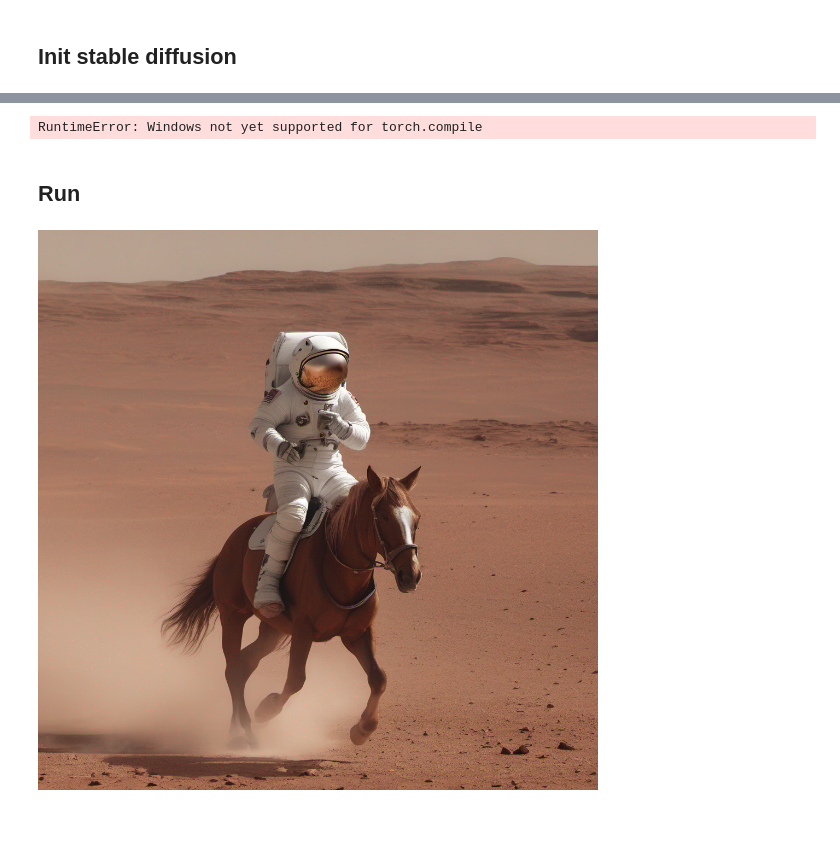
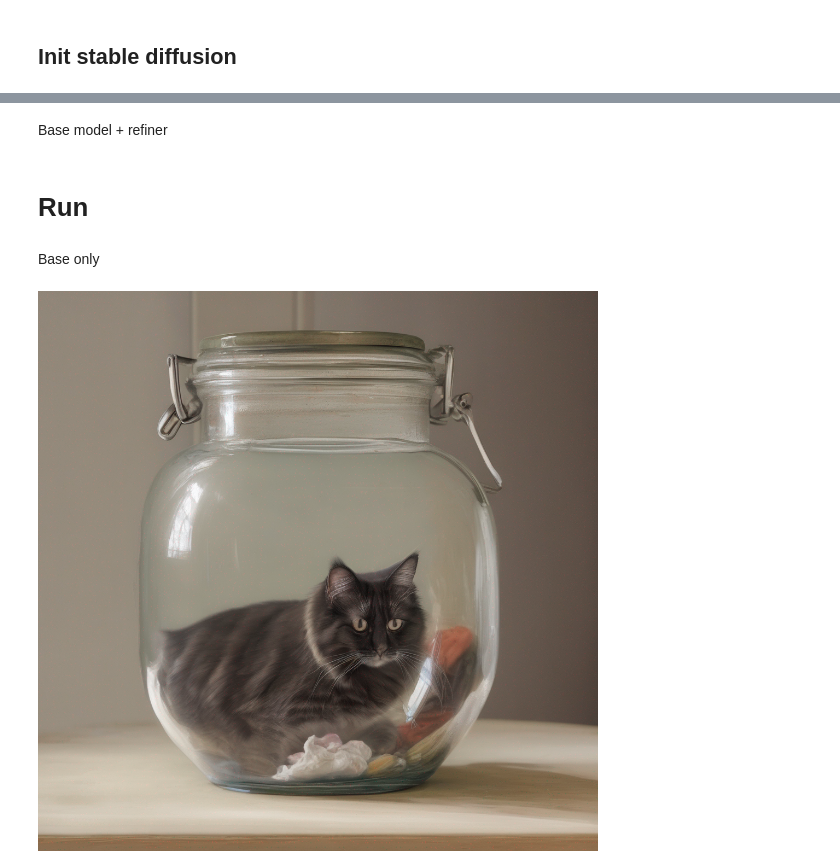
Before and after one commit to kyrlian/stable-diffusion, a Jupyter notebook: stablediffusion.ipynb, the cells around one changed output, grey strips where cells are left out. Drawn from its saved outputs; the diff is of its cells as text; code cells hidden in the pictures; blank space fills up the shorter version.

```diff
--- a/stablediffusion.ipynb
+++ b/stablediffusion.ipynb
@@ -31,20 +38,21 @@ Note: you may need to restart the kernel to use updated packages.
 # %%
-from diffusers import DiffusionPipeline
+from diffusers import StableDiffusionXLPipeline
 import torch
 
-def initdiffusionpipeline(model_id):
-    pipe = DiffusionPipeline.from_pretrained(model_id, torch_dtype=torch.float16, use_safetensors=True, variant="fp16")
+def init_base_diffusion_pipeline(model_id):
+    pipe = StableDiffusionXLPipeline.from_pretrained(model_id, torch_dtype=torch.float16, use_safetensors=True, variant="fp16")
     pipe.to("cuda")
+    # pipe.unet = torch.compile(pipe.unet, mode="reduce-overhead", fullgraph=True) # Not supported on windows yet
     return pipe
 
-diffusionpipeline=initdiffusionpipeline("stabilityai/stable-diffusion-xl-base-1.0")
+base_diffusion_pipeline = init_base_diffusion_pipeline("stabilityai/stable-diffusion-xl-base-1.0")
-# %% [output]
-RuntimeError: Windows not yet supported for torch.compile
 # %%
-def generate(prompt,seed=42):
+def generate_base_only(prompt1, prompt2=None, height=1024, width=1024, negative_prompt1=None, negative_prompt2=None, seed=42):
     generator = torch.Generator("cuda").manual_seed(seed)
-    image = diffusionpipeline(prompt,generator=generator).images[0]
-    fname = f"images/{prompt.replace(' ','-')}.png"
+    image = base_diffusion_pipeline(prompt1, prompt2, height=height,width=width,negative_prompt=negative_prompt1,negative_prompt_2=negative_prompt2, generator=generator).images[0]
+    fname = f"images/{prompt1.replace(' ','-')}.png"
     image.save(fname)
     display(image)
     return image
+# %% [markdown]
+Base model + refiner
@@ -51,6 +106,10 @@ def generate(prompt,seed=42):
 # %% [markdown]
-## Run
+# Run
+# %% [markdown]
+Base only
 # %%
-img=generate("a photo of an astronaut riding a horse on mars")
+# img = generate("a photo of an astronaut riding a horse on mars")
+img = generate_base_only("un chat dans un bocal")
+# img = generate_base_only("chat","poisson")
 # %% [output]
-[figure, old version]
+[figure, new version]
```
Also changed, not shown: parts of 8 cells of this notebook, 2 other files.
